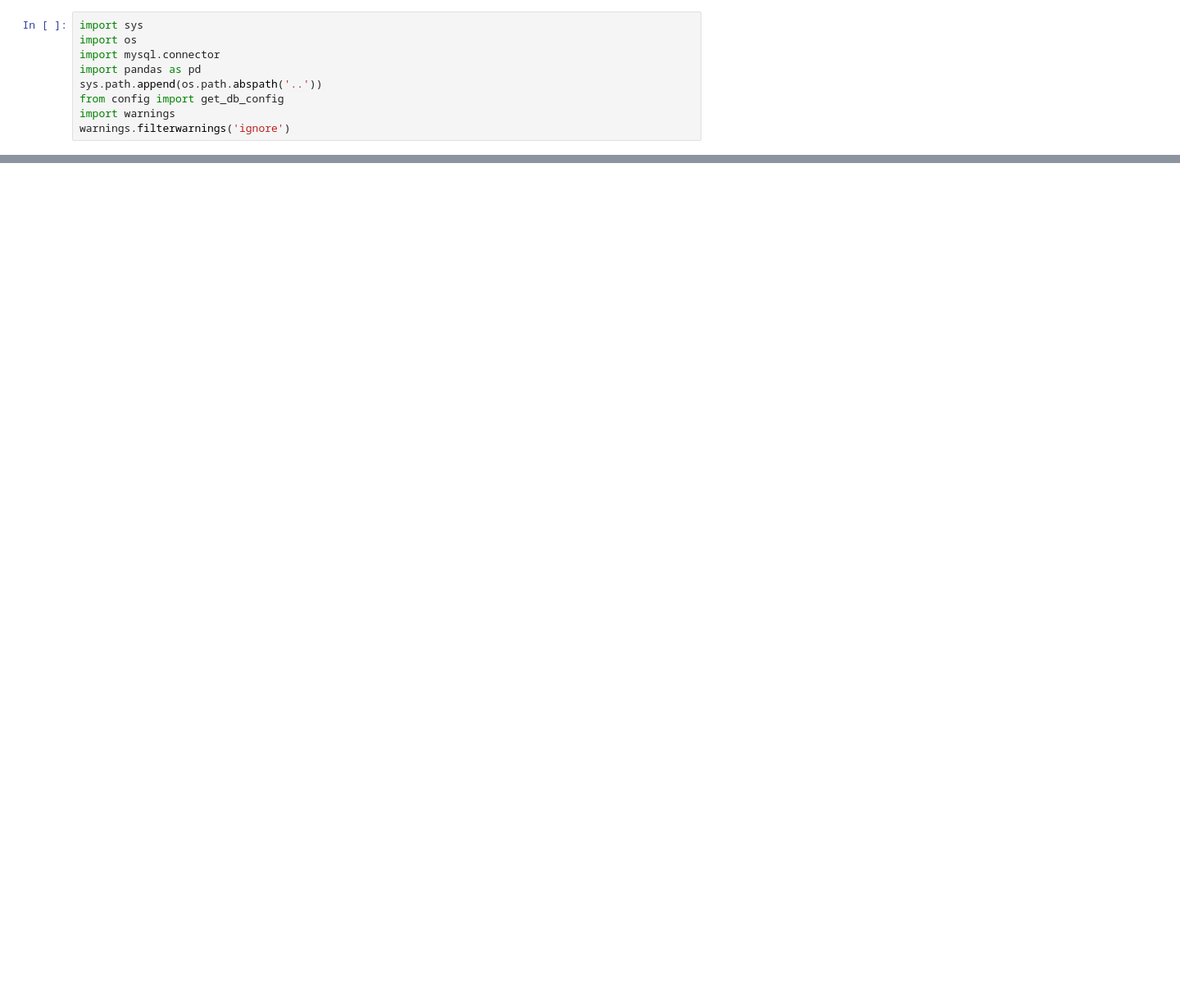
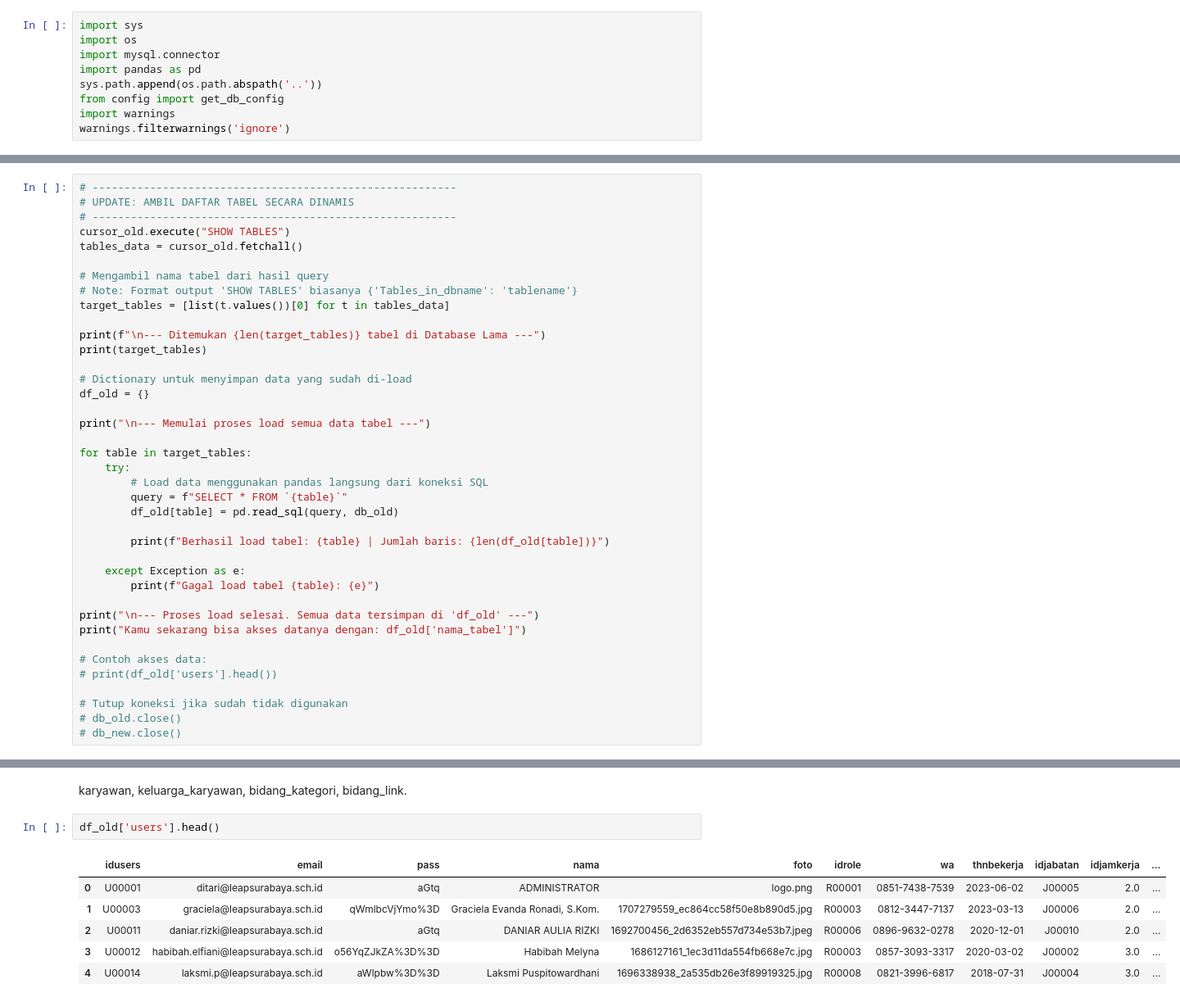
Before and after one commit to umamhaniff/DB_Migration_Leap, a Jupyter notebook: fase_3/script_cimut.ipynb, the cells around one changed output, grey strips where cells are left out. Shown at 82% size. Saved outputs shown, nothing was run; the diff lists cells and outputs as text; blank space fills up the shorter version.

```diff
--- a/fase_3/script_cimut.ipynb
+++ b/fase_3/script_cimut.ipynb
@@ -122,0 +39,39 @@ except:
+# %%
+# ---------------------------------------------------------
+# UPDATE: AMBIL DAFTAR TABEL SECARA DINAMIS
+# ---------------------------------------------------------
+cursor_old.execute("SHOW TABLES")
+tables_data = cursor_old.fetchall()
+
+# Mengambil nama tabel dari hasil query
+# Note: Format output 'SHOW TABLES' biasanya {'Tables_in_dbname': 'tablename'}
+target_tables = [list(t.values())[0] for t in tables_data]
+
+print(f"\n--- Ditemukan {len(target_tables)} tabel di Database Lama ---")
+print(target_tables)
+
+# Dictionary untuk menyimpan data yang sudah di-load
+df_old = {}
+
+print("\n--- Memulai proses load semua data tabel ---")
+
+for table in target_tables:
+    try:
+        # Load data menggunakan pandas langsung dari koneksi SQL
+        query = f"SELECT * FROM `{table}`"
+        df_old[table] = pd.read_sql(query, db_old)
+
+        print(f"Berhasil load tabel: {table} | Jumlah baris: {len(df_old[table])}")
+
+    except Exception as e:
+        print(f"Gagal load tabel {table}: {e}")
+
+print("\n--- Proses load selesai. Semua data tersimpan di 'df_old' ---")
+print("Kamu sekarang bisa akses datanya dengan: df_old['nama_tabel']")
+
+# Contoh akses data:
+# print(df_old['users'].head())
+
+# Tutup koneksi jika sudah tidak digunakan
+# db_old.close()
+# db_new.close()
@@ -122,0 +149,11 @@ except:
+# %% [markdown]
+karyawan, keluarga_karyawan, bidang_kategori, bidang_link.
+# %%
+df_old['users'].head()
+# %% [output]
+|  | idusers | email | pass | nama | foto | idrole | wa | thnbekerja | idjabatan | idjamkerja | ... |
+| 0 | U00001 | ditari@leapsurabaya.sch.id | aGtq | ADMINISTRATOR | logo.png | R00001 | 0851-7438-7539 | 2023-06-02 | J00005 | 2.0 | ... |
+| 1 | U00003 | graciela@leapsurabaya.sch.id | qWmlbcVjYmo%3D | Graciela Evanda Ronadi, S.Kom. | 1707279559_ec864cc58f50e8b890d5.jpg | R00003 | 0812-3447-7137 | 2023-03-13 | J00006 | 2.0 | ... |
+| 2 | U00011 | daniar.rizki@leapsurabaya.sch.id | aGtq | DANIAR AULIA RIZKI | 1692700456_2d6352eb557d734e53b7.jpeg | R00006 | 0896-9632-0278 | 2020-12-01 | J00010 | 2.0 | ... |
+| 3 | U00012 | habibah.elfiani@leapsurabaya.sch.id | o56YqZJkZA%3D%3D | Habibah Melyna | 1686127161_1ec3d11da554fb668e7c.jpg | R00003 | 0857-3093-3317 | 2020-03-02 | J00002 | 3.0 | ... |
+| 4 | U00014 | laksmi.p@leapsurabaya.sch.id | aWlpbw%3D%3D | Laksmi Puspitowardhani | 1696338938_2a535db26e3f89919325.jpg | R00008 | 0821-3996-6817 | 2018-07-31 | J00004 | 3.0 | ... |
```
Also changed, not shown: parts of 58 cells of this notebook, 1 other file.
